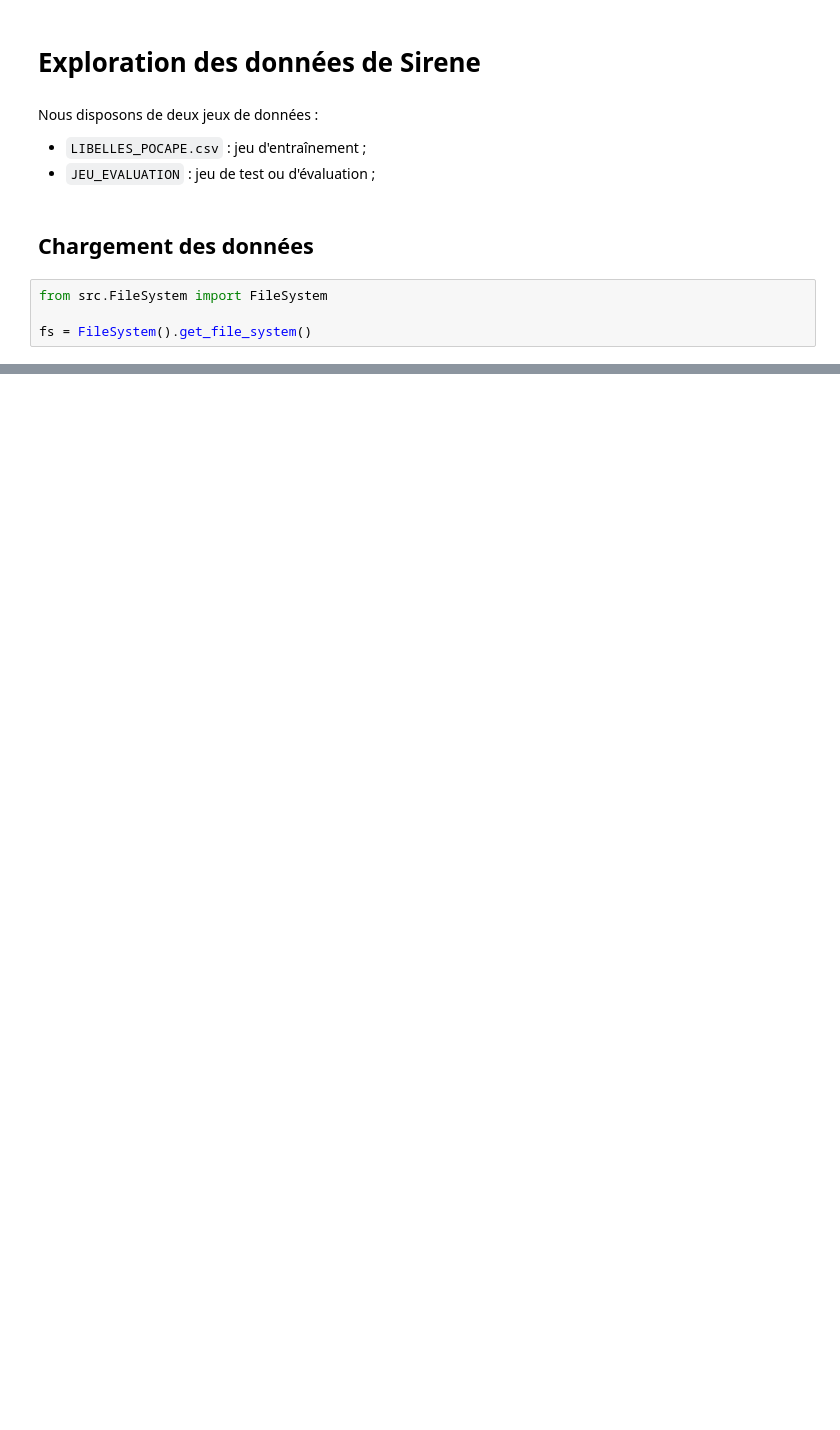
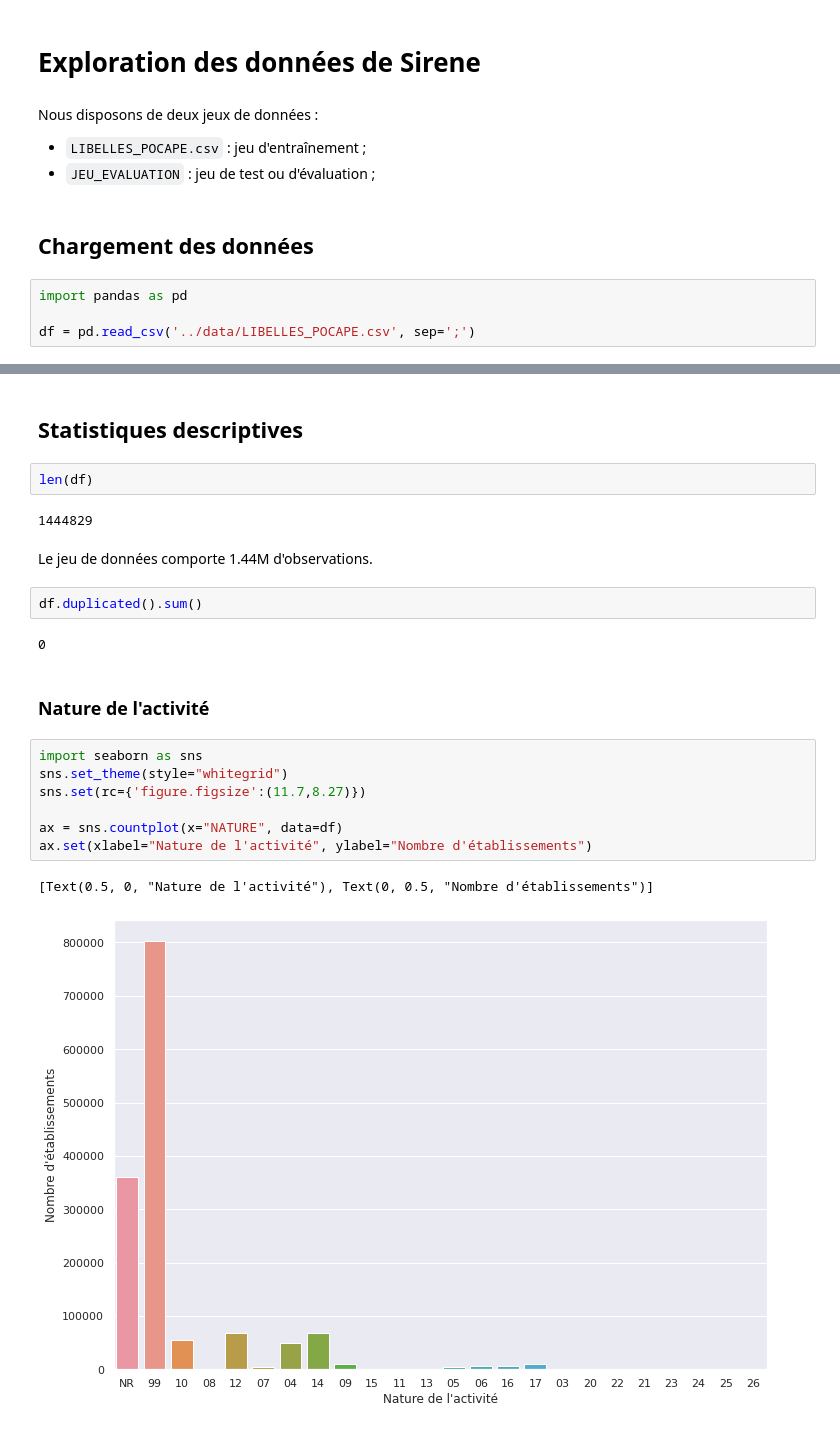
Before and after one commit to InseeFrLab/codif-ape-train, a Jupyter notebook: notebooks/data_exploration.ipynb, the cells around one changed output, grey strips where cells are left out. Cells and saved outputs as stored; diff of their text form; blank space fills up the shorter version.

```diff
--- a/notebooks/data_exploration.ipynb
+++ b/notebooks/data_exploration.ipynb
@@ -7,6 +7,6 @@ Nous disposons de deux jeux de données :
 # %% [markdown]
 ## Chargement des données
 # %%
-from src.FileSystem import FileSystem
+import pandas as pd
 
-fs = FileSystem().get_file_system()
+df = pd.read_csv('../data/LIBELLES_POCAPE.csv', sep=';')
@@ -14,0 +32,24 @@ ModuleNotFoundError: No module named 'src'
+# %% [markdown]
+## Statistiques descriptives
+# %%
+len(df)
+# %% [output]
+1444829
+# %% [markdown]
+Le jeu de données comporte 1.44M d'observations.
+# %%
+df.duplicated().sum()
+# %% [output]
+0
+# %% [markdown]
+### Nature de l'activité
+# %%
+import seaborn as sns
+sns.set_theme(style="whitegrid")
+sns.set(rc={'figure.figsize':(11.7,8.27)})
+
+ax = sns.countplot(x="NATURE", data=df)
+ax.set(xlabel="Nature de l'activité", ylabel="Nombre d'établissements")
+# %% [output]
+[Text(0.5, 0, "Nature de l'activité"), Text(0, 0.5, "Nombre d'établissements")]
+[figure, added]
```
Also changed, not shown: parts of 21 cells of this notebook.
